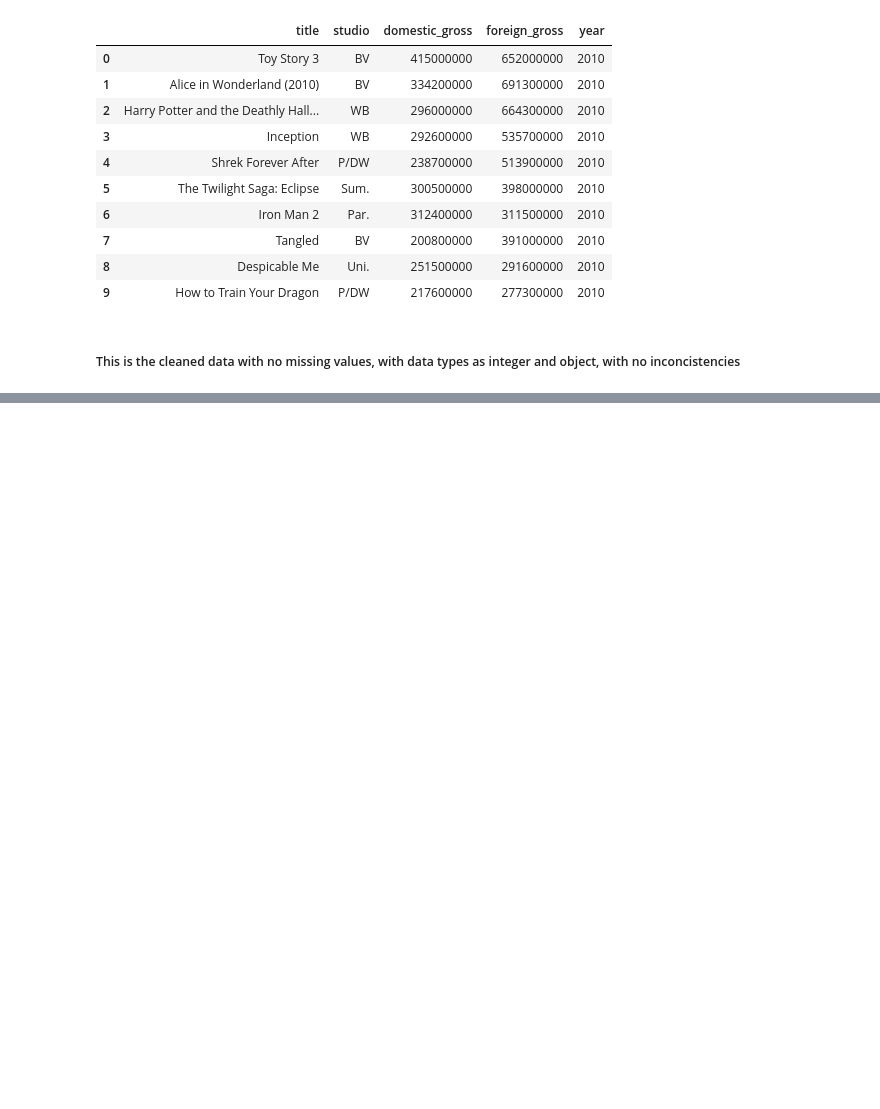
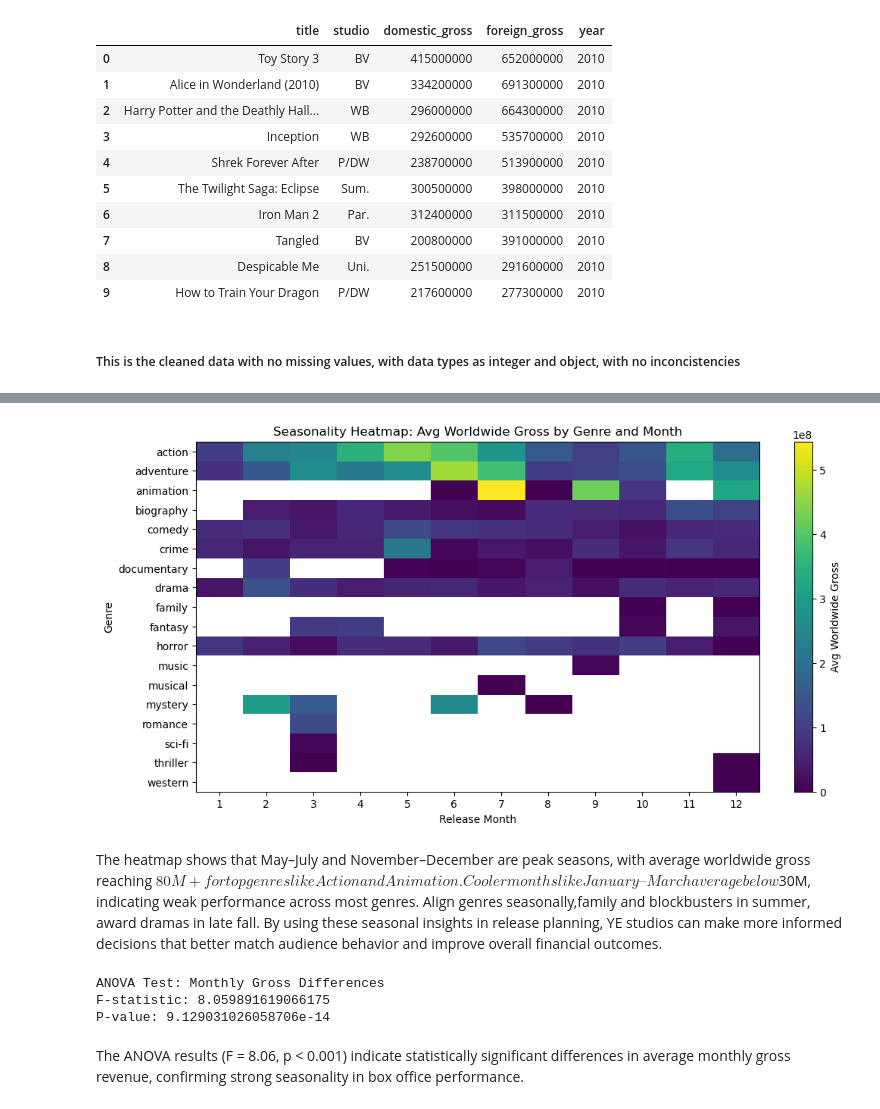
Before and after one commit to Daniellamuli/Phase-2-Movie-Analysis-Project, a Jupyter notebook: notebooks/Verah.ipynb, the cells around one changed output, grey strips where cells are left out. Drawn from its saved outputs; the diff is of its cells as text; code cells hidden in the pictures; blank space fills up the shorter version.

```diff
--- a/notebooks/Verah.ipynb
+++ b/notebooks/Verah.ipynb
@@ -241,0 +538,39 @@ bom_cleaned.to_csv('../data/cleanedData/bom_cleaned_data.csv', index=False)
+# %%
+pivot = season_df.pivot_table(
+    values="worldwide_gross",
+    index="main_genre",
+    columns="release_month",
+    aggfunc="mean"
+)
+
+plt.figure(figsize=(12,6))
+plt.imshow(pivot, aspect="auto")
+plt.title("Seasonality Heatmap: Avg Worldwide Gross by Genre and Month")
+plt.xlabel("Release Month")
+plt.ylabel("Genre")
+plt.xticks(range(12), range(1,13))
+plt.yticks(range(len(pivot.index)), pivot.index)
+plt.colorbar(label="Avg Worldwide Gross")
+plt.show()
+# %% [output]
+[figure, added]
+# %% [markdown]
+The heatmap shows that May–July and November–December are peak seasons, with average worldwide gross reaching $80M+ for top genres like Action and Animation. Cooler months like January–March average below $30M, indicating weak performance across most genres. Align genres seasonally,family and blockbusters in summer, award dramas in late fall. By using these seasonal insights in release planning, YE studios can make more informed decisions that better match audience behavior and improve overall financial outcomes.
+# %%
+groups = []
+for m in range(1, 13):
+    vals = season_df[season_df["release_month"] == m]["worldwide_gross"].dropna()
+    if len(vals) > 10:
+        groups.append(vals)
+
+f_stat, p_value = f_oneway(*groups)
+
+print("ANOVA Test: Monthly Gross Differences")
+print("F-statistic:", f_stat)
+print("P-value:", p_value)
+# %% [output]
+ANOVA Test: Monthly Gross Differences
+F-statistic: 8.059891619066175
+P-value: 9.129031026058706e-14
+# %% [markdown]
+The ANOVA results (F = 8.06, p < 0.001) indicate statistically significant differences in average monthly gross revenue, confirming strong seasonality in box office performance.
```
Also changed, not shown: parts of 30 cells of this notebook.
